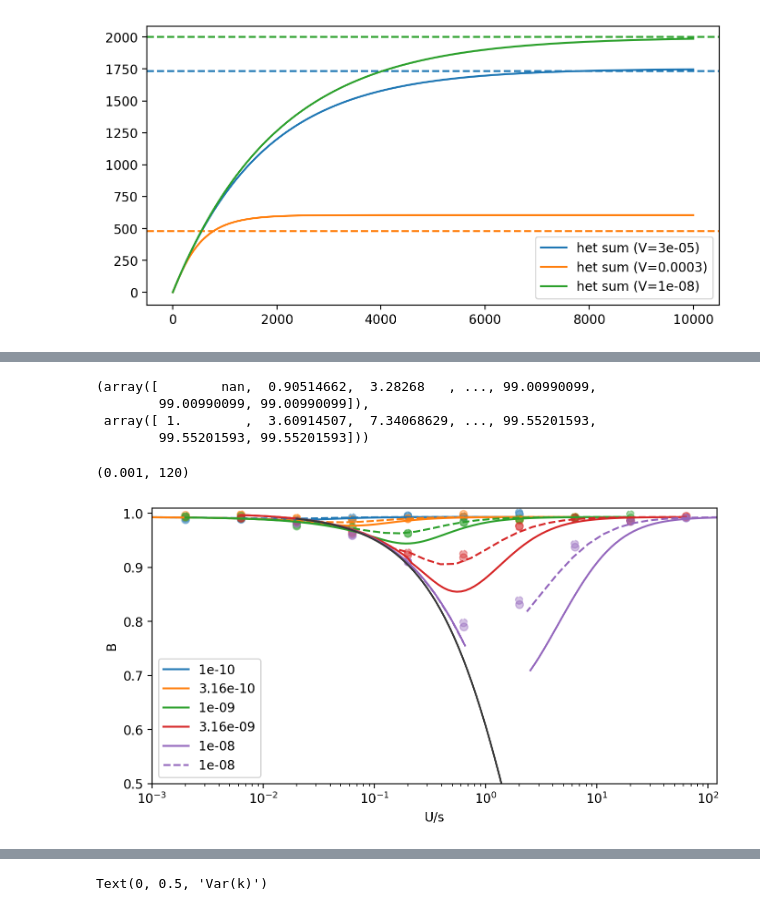
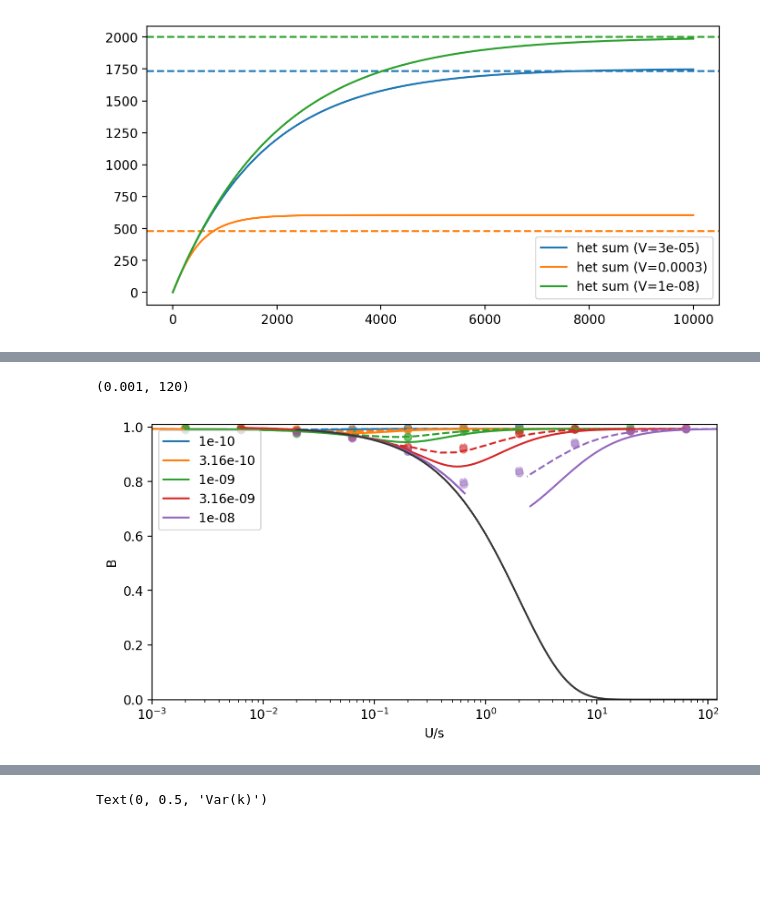
Before and after one commit to vsbuffalo/bprime, a Jupyter notebook: notebooks/region_simulations.ipynb, the cells around one changed output, grey strips where cells are left out. Drawn from its saved outputs; the diff is of its cells as text; code cells hidden in the pictures; blank space fills up the shorter version.

```diff
--- a/notebooks/region_simulations.ipynb
+++ b/notebooks/region_simulations.ipynb
@@ -194,3 +171,0 @@ array([1.00000000e+00, 9.99500000e-01, 9.99000250e-01, ...,
-# %%
-N = 1000
-np.sum([(1 - 1/(2*N))**t for t in np.arange(100*N)])
@@ -199,2 +171,0 @@ np.sum([(1 - 1/(2*N))**t for t in np.arange(100*N)])
-# %%
-V, Z = 1e-8, 0.99
@@ -220,3 +171,0 @@ np.exp(-V/2 * (-2/((-1 + Z)*(2 + (-2 + R)*Z))))
-# %%
-N = 1000
-ave_het(N*np.exp(-V * Q2_sum_integral(Z, R, use_sum=True)), N)
@@ -239,22 +179,5 @@ plt.axline((0, 0), slope=1, c='r', linestyle='dashed')
-# %%
-Q2_sum_integral2(Z, R), Q2_sum_integral(Z, R)
-# %% [output]
-(array([        nan,  0.90514662,  3.28268   , ..., 99.00990099,
-        99.00990099, 99.00990099]),
- array([ 1.        ,  3.60914507,  7.34068629, ..., 99.55201593,
-        99.55201593, 99.55201593]))
 # %%
-import warnings
 
-def Q2_asymptotic(Z, R):
-    """
-    This is the asymptotic Q² term — up to the factor of two
-    that *cancels* with the V/2 in a diploid model.
-    """
-    return -2/((-1 + Z)*(2 + (-2 + R)*Z))
-
-def ratchet_time(sh, Ne, U):
-    return (np.exp(4*sh*Ne) - 1)/(2*U*sh*Ne)
 
 @np.vectorize
 def bgs_segment_sc162(mu, sh, L, rbp, N, asymptotic=True, sum_n=10):
@@ -303,7 +226,7 @@ def bgs_segment_sc162(mu, sh, L, rbp, N, asymptotic=True, sum_n=10):
     if asymptotic:
         return ave_het(np.repeat(Ne, sum_n*N))/(2*N)
     else:
-        Q2 = Q2_sum_integral(Z, L*rbp, sum_n*N)
+        Q2 = Q2_sum_integral2(Z, L*rbp, sum_n*N)
         #print((Q2a-Q2[-1])/Q2a)
         #Q2[~np.isfinite(Q2)] = 1
         Ne_t = N*np.exp(-V/2 * Q2)
@@ -339,32 +262,32 @@ for mu in mus:
         # causing the T to overflow, and we fall into the BGS regime too late. I mask these
         # out with np.nans — TODO mention in caption.
         ignore_lower = x[np.min(np.where(new_theory < 0.7)[0])]
         ignore_upper = x[np.max(np.where(new_theory < 0.76)[0])]
         k1 = (x >= ignore_lower) & (x <= ignore_upper)
         k2 = (x2 >= ignore_lower) & (x2 <= ignore_upper)
         xx = U/x
         yy = new_theory
         xx[k1] = np.nan
         yy[k1] = np.nan
         ax.plot(xx, yy, label=mu, c=col)
         xx = U/x2
         yy = Bs
         xx[k2] = np.nan
         yy[k2] = np.nan
         ax.plot(xx, yy, c=col, linestyle='dashed')
     else:
         ax.plot(U/x, new_theory, label=mu, c=col)
         ax.plot(U/x2, Bs, c=col, linestyle='dashed')
 mu = 1e-8
 bgs_theory = bgs_rec(mu, x, L, rbp)
 ax.plot(2*mu*L/x, bgs_theory, c='0.22')
 
 ax.legend()
 ax.semilogx()
 ax.set_ylabel("B")
 ax.set_xlabel("U/s")
-ax.set_ylim(0.50, 1.01)
+ax.set_ylim(0.0, 1.01)
 ax.set_xlim(1e-3, 120)
 # %% [output]
 (0.001, 120)
-[figure, old version]
+[figure, new version]
```
Also changed, not shown: parts of 23 cells of this notebook.
